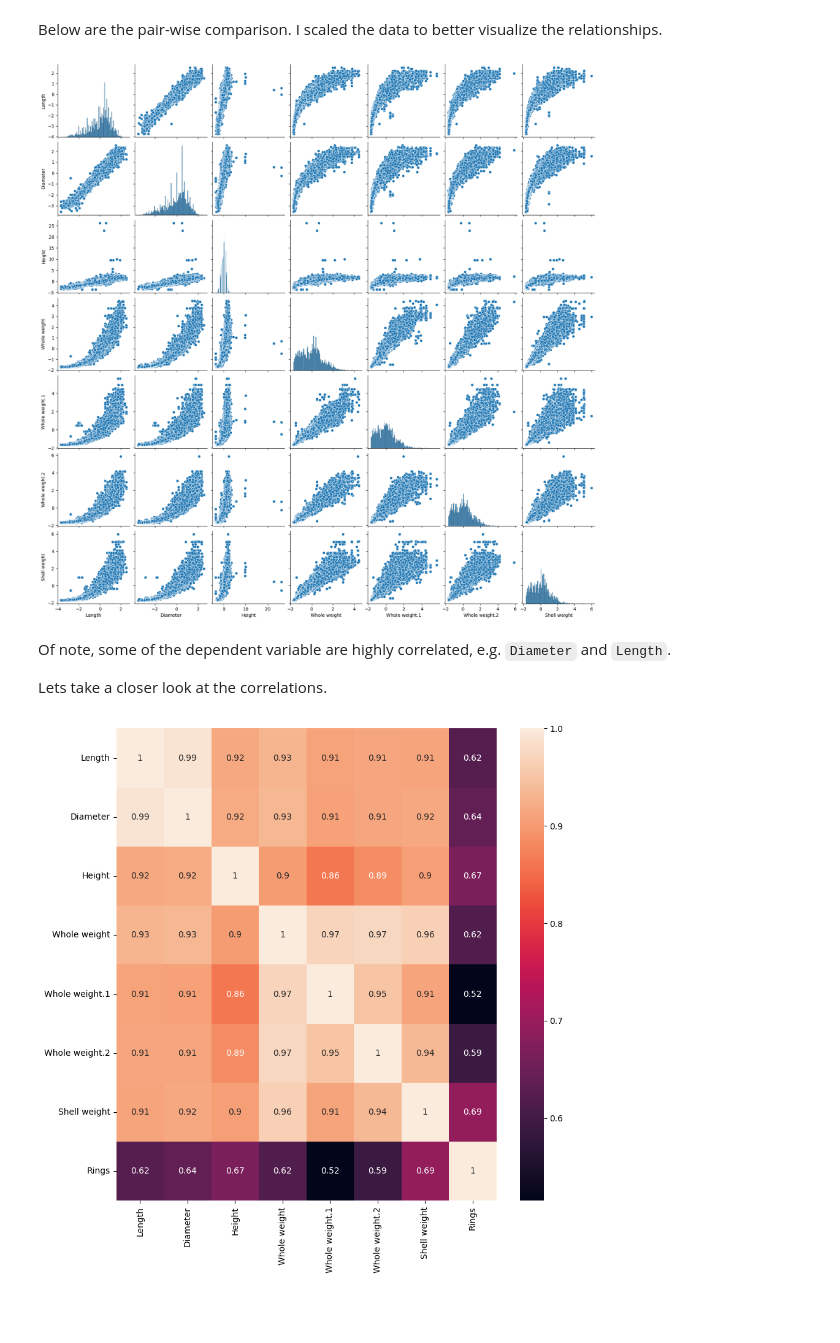
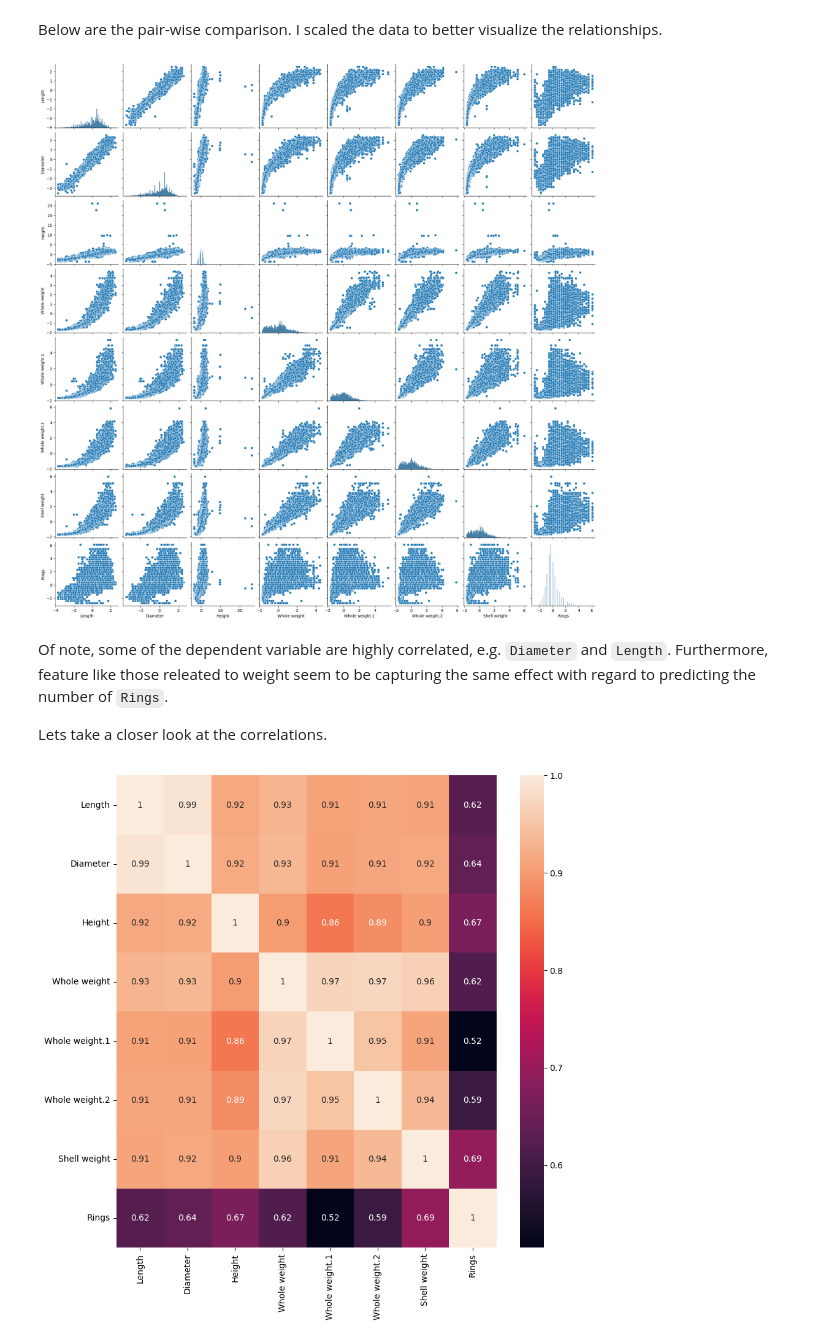
Before and after one commit to efarish/portfolio, a Jupyter notebook: research/abalone/Boosting.ipynb, the cells around one changed output. Saved outputs shown, nothing was run; the diff lists cells and outputs as text; code cells hidden in the pictures; blank space fills up the shorter version.

```diff
--- a/research/abalone/Boosting.ipynb
+++ b/research/abalone/Boosting.ipynb
@@ -84,16 +84,16 @@ testX = test[categorical_features + numerical_features]
 # %% [markdown]
 Below are the pair-wise comparison. I scaled the data to better visualize the relationships.
 # %%
-X_pp =  pd.DataFrame(data=StandardScaler().fit_transform(train[numerical_features]),
-                      columns=train[numerical_features].columns,
-                      index=train[numerical_features].index)
+X_pp =  pd.DataFrame(data=StandardScaler().fit_transform(train[numerical_features + y_col]),
+                      columns=train[numerical_features + y_col].columns,
+                      index=train[numerical_features + y_col].index)
 
 g = sns.pairplot(X_pp)
 plt.show()
 # %% [output]
-[figure, old version]
+[figure, new version]
 # %% [markdown]
-Of note, some of the dependent variable are highly correlated, e.g. `Diameter` and `Length`.
+Of note, some of the dependent variable are highly correlated, e.g. `Diameter` and `Length`. Furthermore, feature like those releated to weight seem to be capturing the same effect with regard to predicting the number of `Rings`.
 
 Lets take a closer look at the correlations.
 # %%
```
Also changed, not shown: parts of 9 cells of this notebook, 1 other file.
